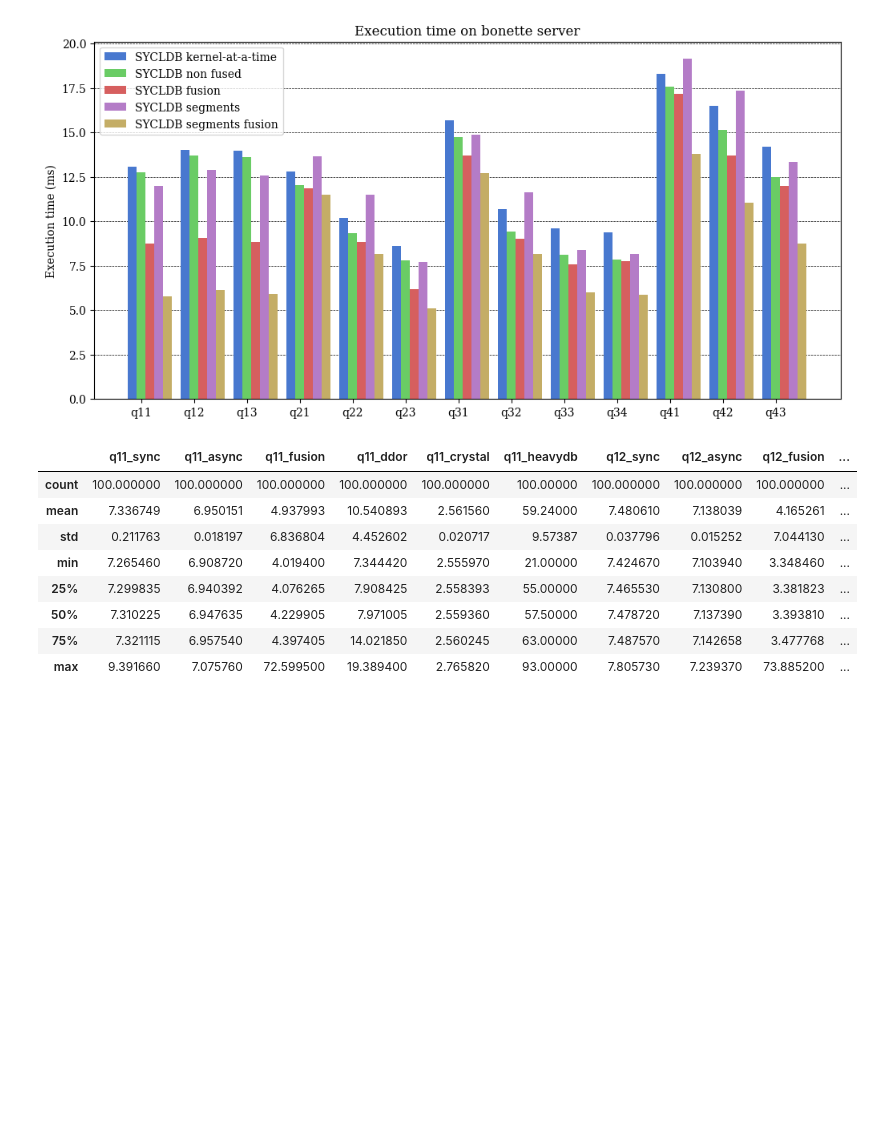
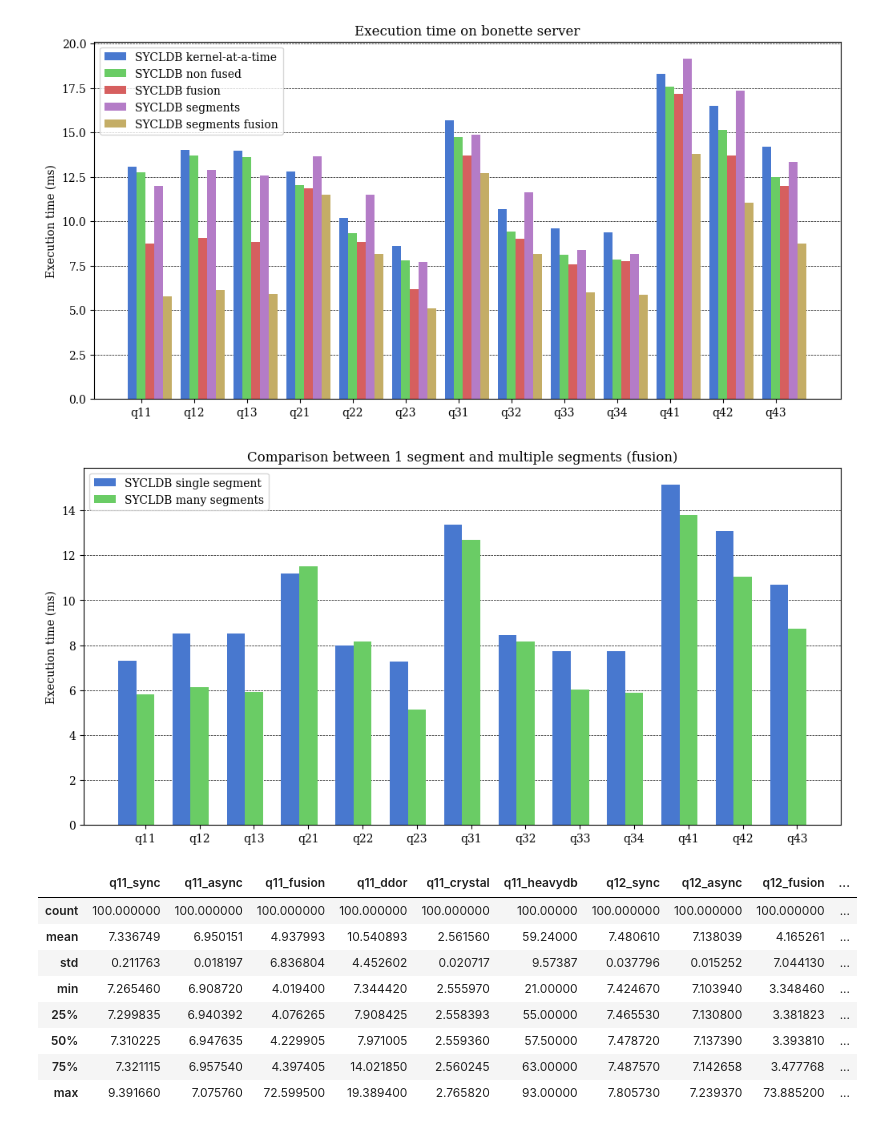
Before and after one commit to Maestro-Zacht/sycldb-calcite-executor, a Jupyter notebook: performances/perf.ipynb, the cells around one changed output. Saved outputs shown, nothing was run; the diff lists cells and outputs as text; code cells hidden in the pictures; blank space fills up the shorter version.

Commit message:
1 segment difference

```diff
--- a/performances/perf.ipynb
+++ b/performances/perf.ipynb
@@ -132,6 +145,15 @@ labels_mapping = {
 plot_data(comparison, labels_mapping, title='Execution time on bonette server')
 # %% [output]
 [figure]
+# %%
+labels_mapping = {
+    'ddor_1seg_avg': 'SYCLDB single segment',
+    'ddor_fusion_avg': 'SYCLDB many segments',
+}
+
+plot_data(comparison, labels_mapping, title='Comparison between 1 segment and multiple segments (fusion)')
+# %% [output]
+[figure, added]
 # %%
 results_cxl = pd.DataFrame()
 
```
Also changed, not shown: parts of 2 cells of this notebook, 13 other files.
